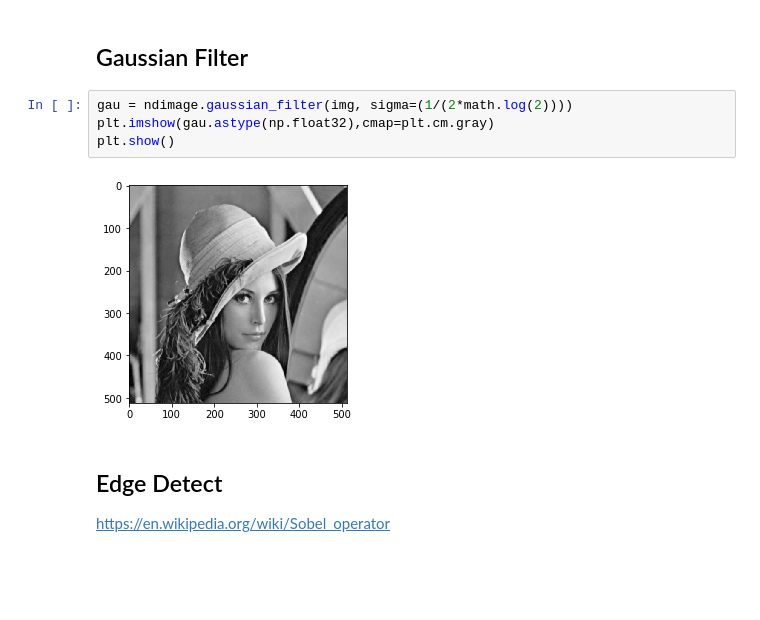
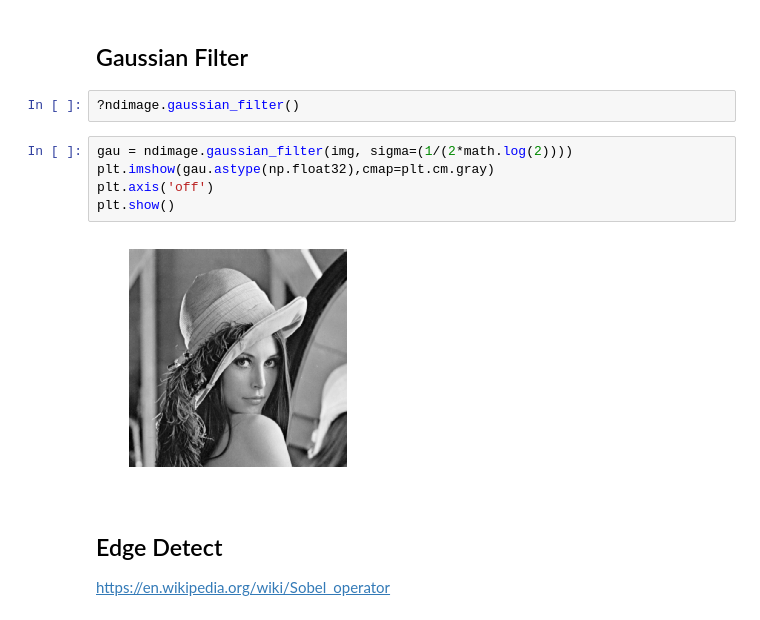
Before and after one commit to qa276390/DLCV-NTU-2020-FALL-HW1, a Jupyter notebook: Filter.ipynb, the cells around one changed output. Saved outputs shown, nothing was run; the diff lists cells and outputs as text; blank space fills up the shorter version.

Commit message:
filter imshow

```diff
--- a/Filter.ipynb
+++ b/Filter.ipynb
@@ -15,12 +15,15 @@ shape: (512, 512)
 [figure]
 # %% [markdown]
 ## Gaussian Filter
+# %%
+?ndimage.gaussian_filter()
 # %%
 gau = ndimage.gaussian_filter(img, sigma=(1/(2*math.log(2))))
 plt.imshow(gau.astype(np.float32),cmap=plt.cm.gray)
+plt.axis('off')
 plt.show()
 # %% [output]
-[figure, old version]
+[figure, new version]
 # %% [markdown]
 ## Edge Detect
 https://en.wikipedia.org/wiki/Sobel_operator
```
Also changed, not shown: parts of 3 cells of this notebook.
